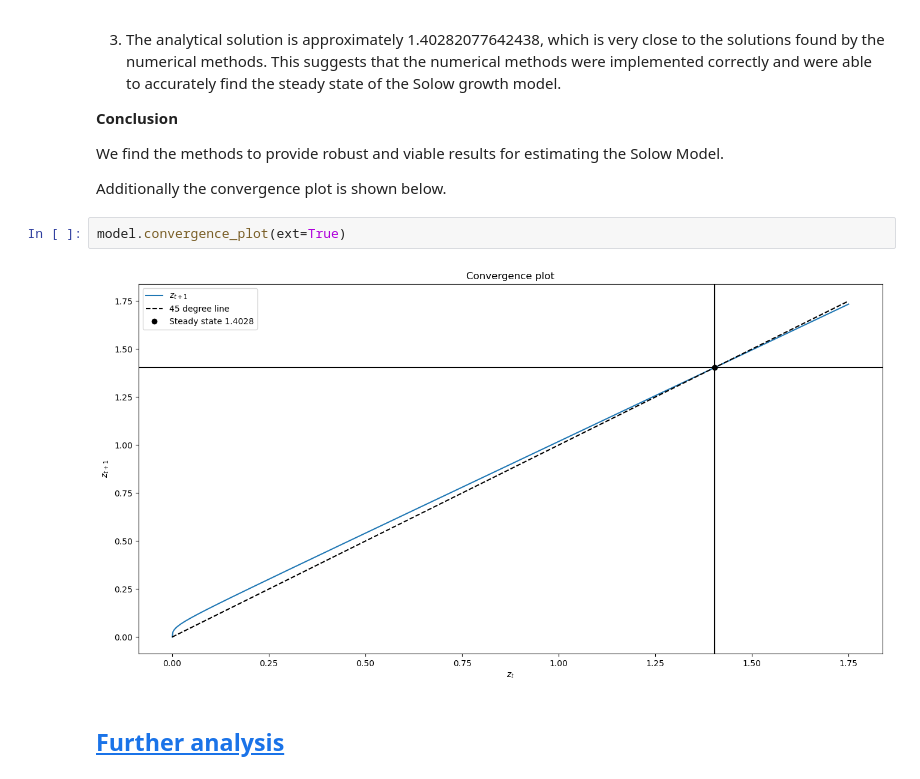
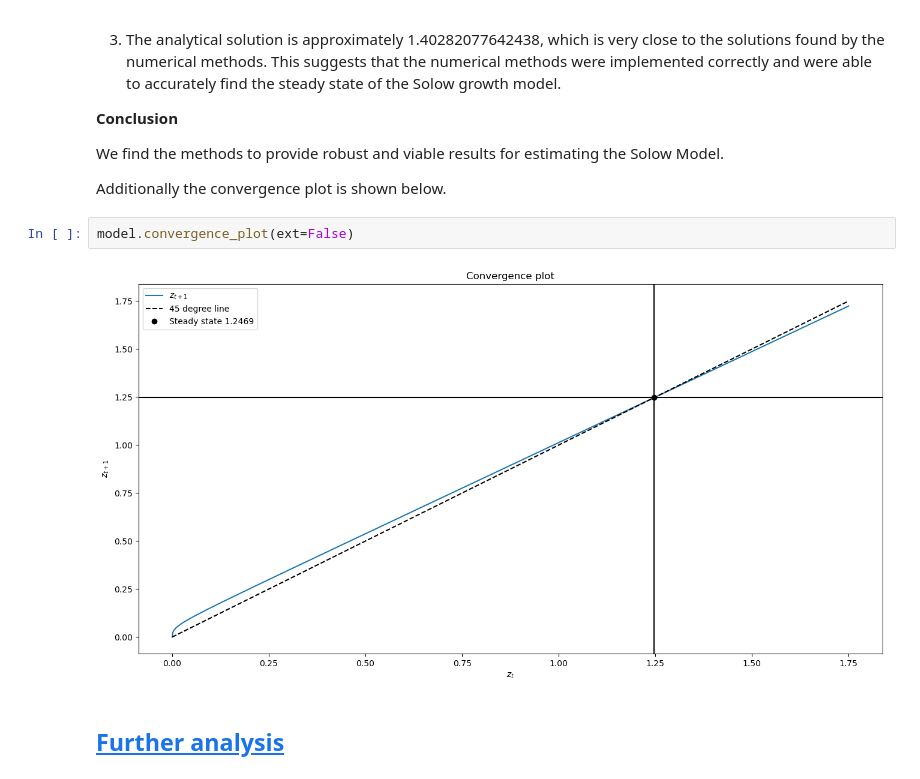
Before and after one commit to NumEconCopenhagen/projects-2023-valros, a Jupyter notebook: modelproject/modelproject.ipynb, the cells around one changed output. Cells and saved outputs as stored; diff of their text form.

```diff
--- a/modelproject/modelproject.ipynb
+++ b/modelproject/modelproject.ipynb
@@ -207,9 +207,9 @@ We find the methods to provide robust and viable results for estimating the Solo
 
 Additionally the convergence plot is shown below.
 # %%
-model.convergence_plot(ext=True)
+model.convergence_plot(ext=False)
 # %% [output]
-[figure, old version]
+[figure, new version]
 # %% [markdown]
 ## <a id='toc2_4_'></a>[Further analysis](#toc0_)
 # %% [markdown]
```
Also changed, not shown: 1 other file.
